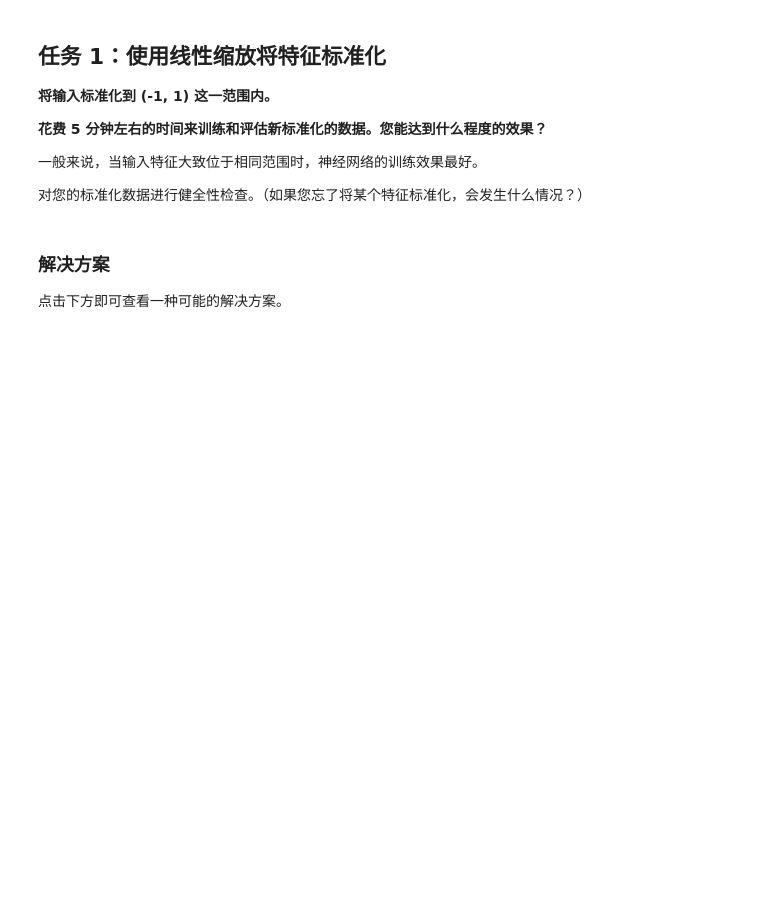
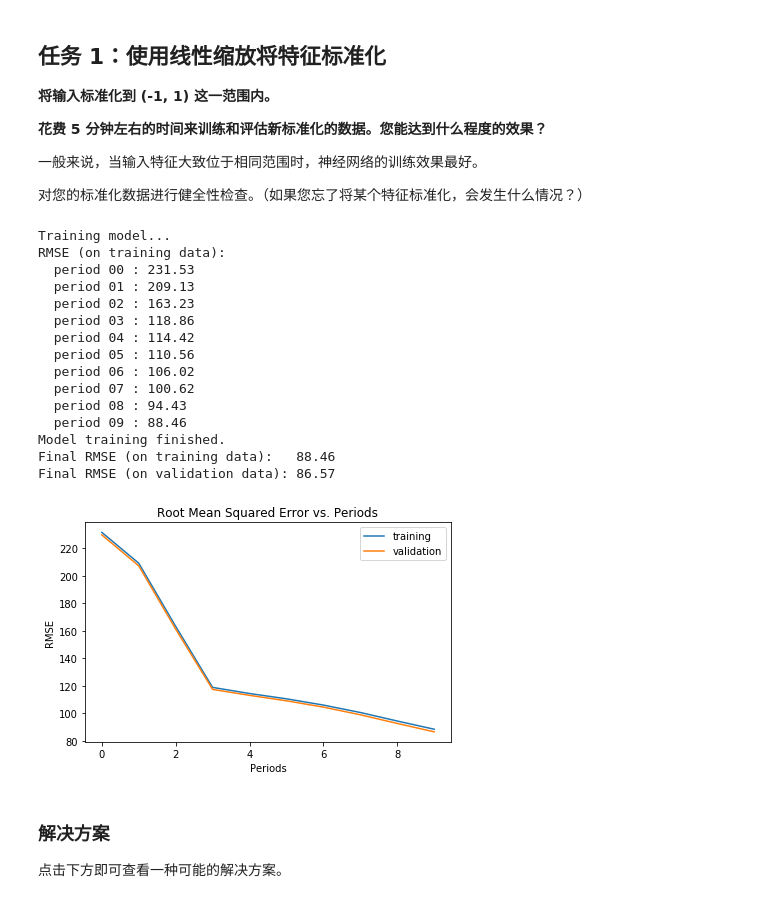
Before and after one commit to Baileyswu/google-tensorflow-tutor, a Jupyter notebook: 10. improving_neural_net_performance.ipynb, the cells around one changed output. Drawn from its saved outputs; the diff is of its cells as text; code cells hidden in the pictures; blank space fills up the shorter version.

Commit message:
normalize

```diff
--- a/10. improving_neural_net_performance.ipynb
+++ b/10. improving_neural_net_performance.ipynb
@@ -286,25 +359,45 @@ def linear_scale(series):
 对您的标准化数据进行健全性检查。（如果您忘了将某个特征标准化，会发生什么情况？）
 # %%
 def normalize_linear_scale(examples_dataframe):
-  """Returns a version of the input `DataFrame` that has all its features normalized linearly."""
-  #
-  # Your code here: normalize the inputs.
-  #
-  pass
+    """Returns a version of the input `DataFrame` that has all its features normalized linearly."""
+    #
+    # Your code here: normalize the inputs.
+    #
+    ret = pd.DataFrame()
+    for cn in examples_dataframe.columns:
+        ret[cn] = linear_scale(examples_dataframe[cn])
+    return ret
 
 normalized_dataframe = normalize_linear_scale(preprocess_features(california_housing_dataframe))
 normalized_training_examples = normalized_dataframe.head(12000)
 normalized_validation_examples = normalized_dataframe.tail(5000)
 
 _ = train_nn_regression_model(
     my_optimizer=tf.train.GradientDescentOptimizer(learning_rate=0.0007),
     steps=5000,
     batch_size=70,
     hidden_units=[10, 10],
     training_examples=normalized_training_examples,
     training_targets=training_targets,
     validation_examples=normalized_validation_examples,
     validation_targets=validation_targets)
+# %% [output]
+Training model...
+RMSE (on training data):
+  period 00 : 231.53
+  period 01 : 209.13
+  period 02 : 163.23
+  period 03 : 118.86
+  period 04 : 114.42
+  period 05 : 110.56
+  period 06 : 106.02
+  period 07 : 100.62
+  period 08 : 94.43
+  period 09 : 88.46
+Model training finished.
+Final RMSE (on training data):   88.46
+Final RMSE (on validation data): 86.57
+[figure, added]
 # %% [markdown]
  ### 解决方案
 
```
Also changed, not shown: parts of 17 cells of this notebook, 5 other files.
